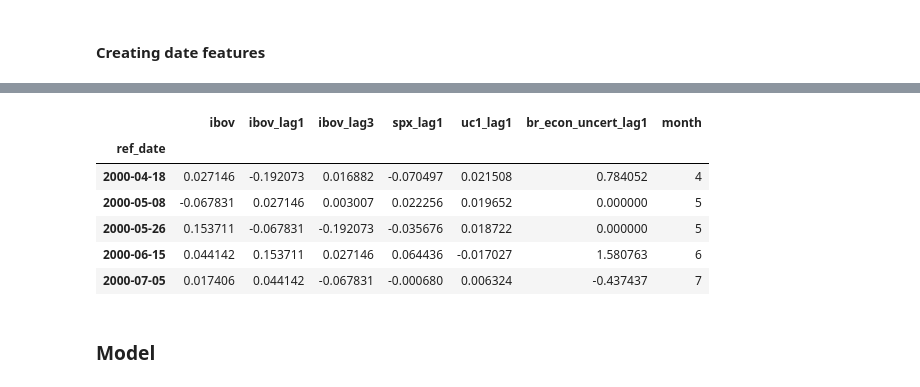
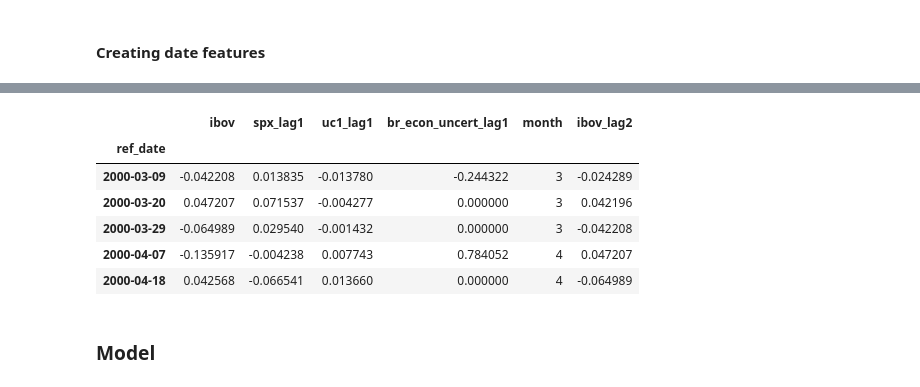
Before and after one commit to helderrezende/coding_challenge_pred_ibov, a Jupyter notebook: solution.ipynb, the cells around one changed output, grey strips where cells are left out. Saved outputs shown, nothing was run; the diff lists cells and outputs as text; code cells hidden in the pictures.

```diff
--- a/solution.ipynb
+++ b/solution.ipynb
@@ -77,12 +116,0 @@ plot_pacf(data['ibov'].values, lags=50);
-# %%
-data['ibov_lag1'] = data['ibov'].shift(1)
-
-data['ibov_lag3'] = data['ibov'].shift(3)
-
-data['spx_lag1'] = data['spx'].shift(1)
-data['uc1_lag1'] = data['uc1'].shift(1)
-data['br_econ_uncert_lag1'] = data['br_econ_uncert'].shift(1)
-
-data = data.drop(columns=['spx', 'uc1', 'br_econ_uncert'])
-
-data = data.dropna()
@@ -99,4 +117,5 @@ data.head()
 # %% [markdown]
 #### Creating date features
 # %%
-data['month'] = data.reset_index()['ref_date'].dt.month.values
+train_data['month'] = train_data.reset_index()['ref_date'].dt.month.values
+test_data['month'] = test_data.reset_index()['ref_date'].dt.month.values
@@ -102,0 +132,6 @@ data['month'] = data.reset_index()['ref_date'].dt.month.values
+# %%
+data['ibov_lag2'] = data['ibov'].shift(2)
+# %%
+train_data['ibov_lag2'] = data['ibov_lag2'].loc[:pd.to_datetime('2017-12-31')]
+train_data = train_data.dropna()
+test_data['ibov_lag2'] = data['ibov_lag2'].loc[pd.to_datetime('2017-12-31'):]
@@ -103,13 +149,13 @@ data['month'] = data.reset_index()['ref_date'].dt.month.values
 # %%
-data.head()
+train_data.head()
 # %% [output]
-|  | ibov | ibov_lag1 | ibov_lag3 | spx_lag1 | uc1_lag1 | br_econ_uncert_lag1 | month |
-| ref_date |  |  |  |  |  |  |  |
-| 2000-04-18 | 0.027146 | -0.192073 | 0.016882 | -0.070497 | 0.021508 | 0.784052 | 4 |
-| 2000-05-08 | -0.067831 | 0.027146 | 0.003007 | 0.022256 | 0.019652 | 0.000000 | 5 |
-| 2000-05-26 | 0.153711 | -0.067831 | -0.192073 | -0.035676 | 0.018722 | 0.000000 | 5 |
-| 2000-06-15 | 0.044142 | 0.153711 | 0.027146 | 0.064436 | -0.017027 | 1.580763 | 6 |
-| 2000-07-05 | 0.017406 | 0.044142 | -0.067831 | -0.000680 | 0.006324 | -0.437437 | 7 |
+|  | ibov | spx_lag1 | uc1_lag1 | br_econ_uncert_lag1 | month | ibov_lag2 |
+| ref_date |  |  |  |  |  |  |
+| 2000-03-09 | -0.042208 | 0.013835 | -0.013780 | -0.244322 | 3 | -0.024289 |
+| 2000-03-20 | 0.047207 | 0.071537 | -0.004277 | 0.000000 | 3 | 0.042196 |
+| 2000-03-29 | -0.064989 | 0.029540 | -0.001432 | 0.000000 | 3 | -0.042208 |
+| 2000-04-07 | -0.135917 | -0.004238 | 0.007743 | 0.784052 | 4 | 0.047207 |
+| 2000-04-18 | 0.042568 | -0.066541 | 0.013660 | 0.000000 | 4 | -0.064989 |
 # %% [markdown]
 ### Model
 # %%
```
Also changed, not shown: parts of 40 cells of this notebook.
